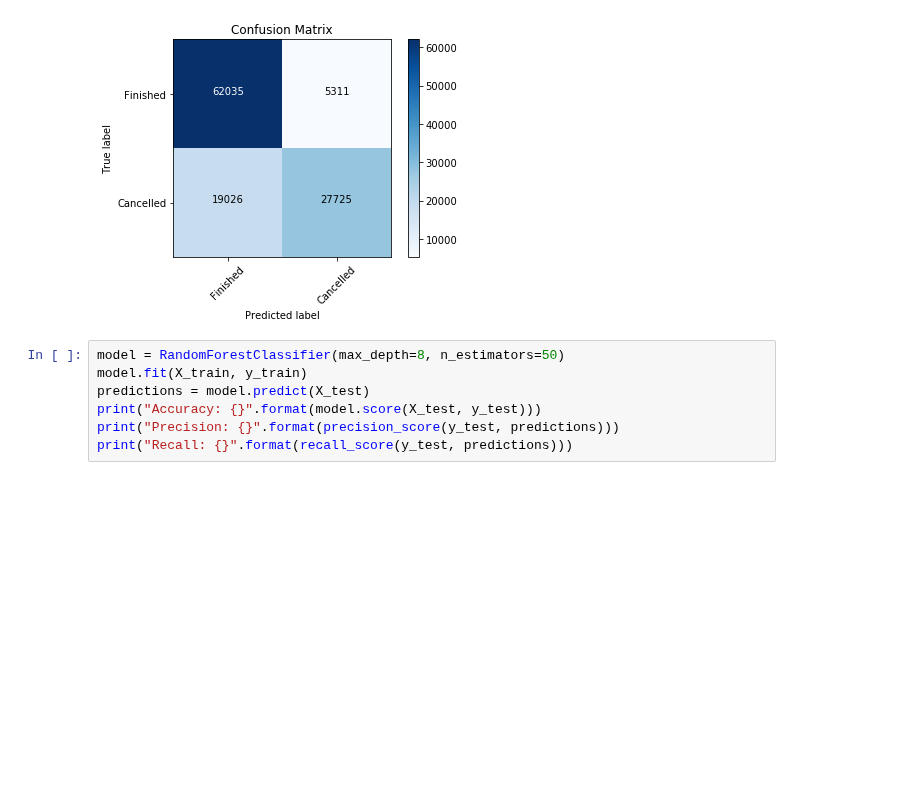
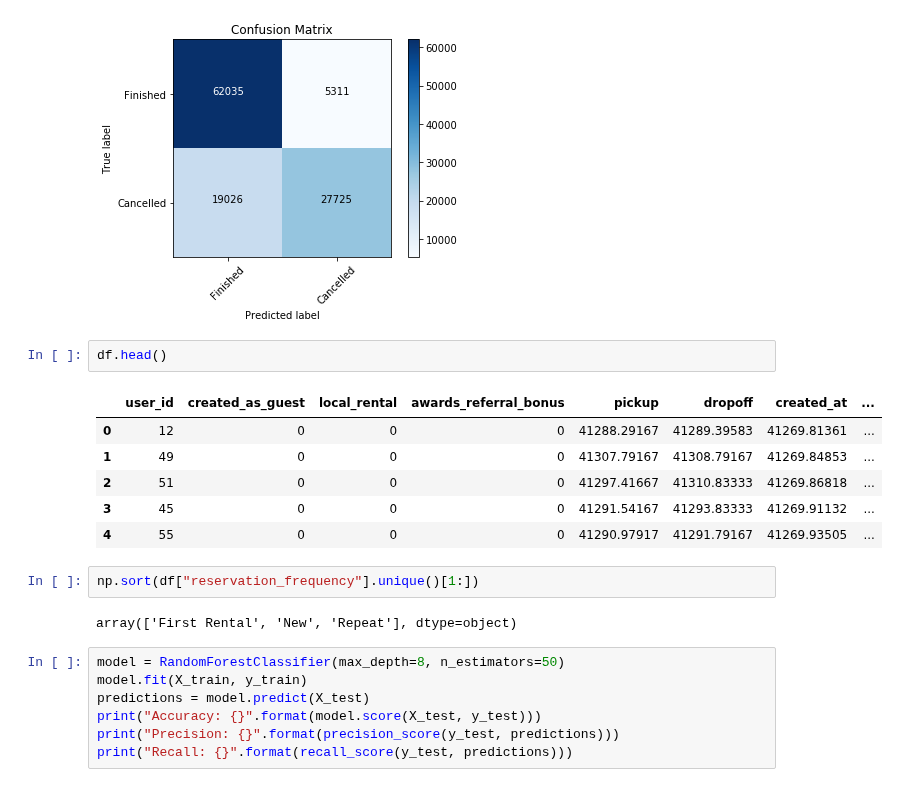
Before and after one commit to mengeling/silvercar-cancellation-predictor, a Jupyter notebook: EDA/modeling.ipynb, the cells around one changed output. Drawn from its saved outputs; the diff is of its cells as text; blank space fills up the shorter version.

```diff
--- a/EDA/modeling.ipynb
+++ b/EDA/modeling.ipynb
@@ -82,6 +82,19 @@ cm = confusion_matrix(y_test, predictions)
 plot_confusion_matrix(cm)
 # %% [output]
 [figure]
+# %%
+df.head()
+# %% [output]
+|  | user_id | created_as_guest | local_rental | awards_referral_bonus | pickup | dropoff | created_at | ... |
+| 0 | 12 | 0 | 0 | 0 | 41288.29167 | 41289.39583 | 41269.81361 | ... |
+| 1 | 49 | 0 | 0 | 0 | 41307.79167 | 41308.79167 | 41269.84853 | ... |
+| 2 | 51 | 0 | 0 | 0 | 41297.41667 | 41310.83333 | 41269.86818 | ... |
+| 3 | 45 | 0 | 0 | 0 | 41291.54167 | 41293.83333 | 41269.91132 | ... |
+| 4 | 55 | 0 | 0 | 0 | 41290.97917 | 41291.79167 | 41269.93505 | ... |
+# %%
+np.sort(df["reservation_frequency"].unique()[1:])
+# %% [output]
+array(['First Rental', 'New', 'Repeat'], dtype=object)
 # %%
 model = RandomForestClassifier(max_depth=8, n_estimators=50)
 model.fit(X_train, y_train)
```
Also changed, not shown: 5 other files.
